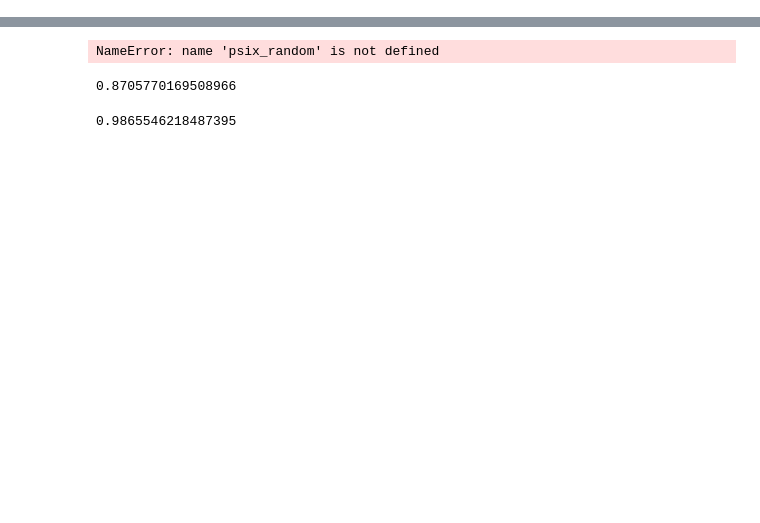
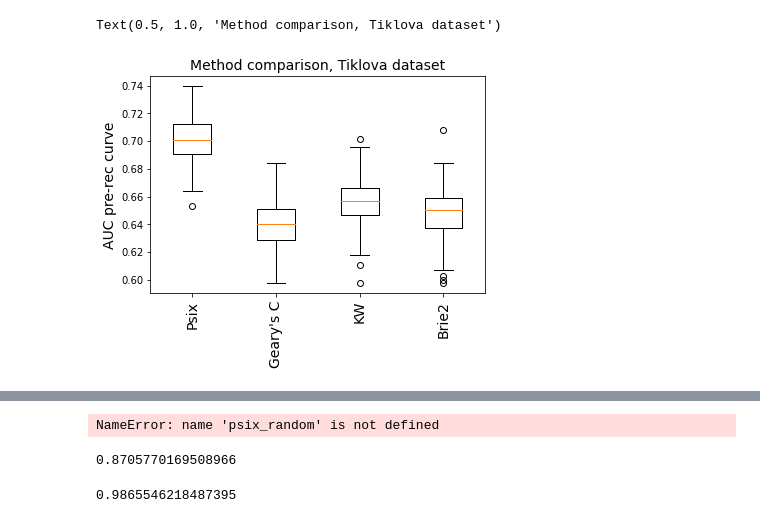
Before and after one commit to lareaulab/analysis_psix, a Jupyter notebook: sc_bulk_comparison.ipynb, the cells around one changed output, grey strips where cells are left out. Drawn from its saved outputs; the diff is of its cells as text; code cells hidden in the pictures; blank space fills up the shorter version.

Commit message:
sim analysis, nice plots. Corrected analysis song

```diff
--- a/sc_bulk_comparison.ipynb
+++ b/sc_bulk_comparison.ipynb
@@ -62,2 +153,0 @@ tiklova_kw = run_kw_dset(tiklova_PSI, tiklova_labels, tiklova_psix.index)
-# %%
-tiklova_gearyc = pd.read_csv('mouse_brain_development/geary_c/GearyC_k100.tab', sep='\t', index_col=0)
@@ -93,0 +210,62 @@ brie2_random = pd.read_csv('~/brie_runs/brie2_random.tab', sep='\t', index_col=0
+# %%
+from sklearn.metrics import auc
+from sklearn.metrics import precision_recall_curve
+
+weyn_pos = weyn_fdr.index[(weyn_ds.max(axis=1) >= 0.2) & (weyn_fdr.min(axis=1) <= 0.05)]
+weyn_neg = weyn_fdr.index[(weyn_ds.max(axis=1) < 0.2) | (weyn_fdr.min(axis=1) > 0.05)]
+
+exons = tiklova_psix.index & tiklova_gearyc.index & tiklova_kw.index & tiklova_ovo.index
+exons_pos = weyn_pos & exons
+exons_neg = weyn_neg & exons
+
+
+kw_auc = []
+psix_auc = []
+gearyc_auc = []
+brie_auc = []
+
+for sample in tqdm(range(200)):
+    pos_choice = np.random.choice(exons_pos, np.int(0.5*len(exons_pos)), replace=False)
+    neg_choice = np.random.choice(exons_neg, np.int(0.5*len(exons_neg)), replace=False)
+
+    y = [1]*len(pos_choice) + [0]*len(neg_choice)
+    c_y = list(tiklova_gearyc.loc[pos_choice].C_score) + list(tiklova_gearyc.loc[neg_choice].C_score)
+    pre, rec, thres = precision_recall_curve(y, c_y)
+    gearyc_auc.append(auc(rec, pre))
+
+    y = [1]*len(pos_choice) + [0]*len(neg_choice)
+    psix_y = list(tiklova_psix.loc[pos_choice].psix_score) + list(tiklova_psix.loc[neg_choice].psix_score)
+#     psix_y = list((tiklova_psix.loc[pos_choice].qvals <= 0.05).astype(int)) + list((tiklova_psix.loc[neg_choice].qvals <= 0.05).astype(int))
+    pre, rec, thres = precision_recall_curve(y, psix_y)
+    psix_auc.append(auc(rec, pre))
+
+
+#     kw_y = list((tiklova_kw.loc[pos_choice].qvals <= 0.05).astype(int)) + list((tiklova_kw.loc[neg_choice].qvals <= 0.05).astype(int))
+#     kw_auc.append(precision_recall_curve(y, kw_y))
+    kw_y = list(tiklova_kw.loc[pos_choice].KW_score) + list(tiklova_kw.loc[neg_choice].KW_score)
+    pre, rec, thres = precision_recall_curve(y, kw_y)
+    kw_auc.append(auc(rec, pre))
+
+
+#     r_y = list((tiklova_ovo.loc[[x for x in pos_choice if x in tiklova_ovo.index]]<=0.05).astype(int)) + list((tiklova_ovo.loc[[x for x in neg_choice if x in tiklova_ovo.index]]<=0.05).astype(int))
+    r_y = list(tiklova_ovo.loc[pos_choice]) + list(tiklova_ovo.loc[neg_choice])
+    pre, rec, thres = precision_recall_curve([1]*len([x for x in pos_choice if x in tiklova_ovo.index]) + [0]*len([x for x in neg_choice if x in tiklova_ovo.index]), r_y)
+    brie_auc.append(auc(rec, pre))
+    #####
+
+
+tiklova_boxplots = [ psix_auc, gearyc_auc, kw_auc, brie_auc]
+
+
+bp = plt.boxplot(tiklova_boxplots)
+
+
+plt.xticks(np.arange(1, 5),
+           ['Psix', "Geary's C", 'KW', 'Brie2'], fontsize=14, rotation=90)
+
+plt.ylabel('AUC pre-rec curve', fontsize=14)
+# plt.xlabel('Method', fontsize=14)
+plt.title('Method comparison, Tiklova dataset', fontsize=14)
+# %% [output]
+Text(0.5, 1.0, 'Method comparison, Tiklova dataset')
+[figure, added]
```
Also changed, not shown: parts of 21 cells of this notebook, 44 other files.
